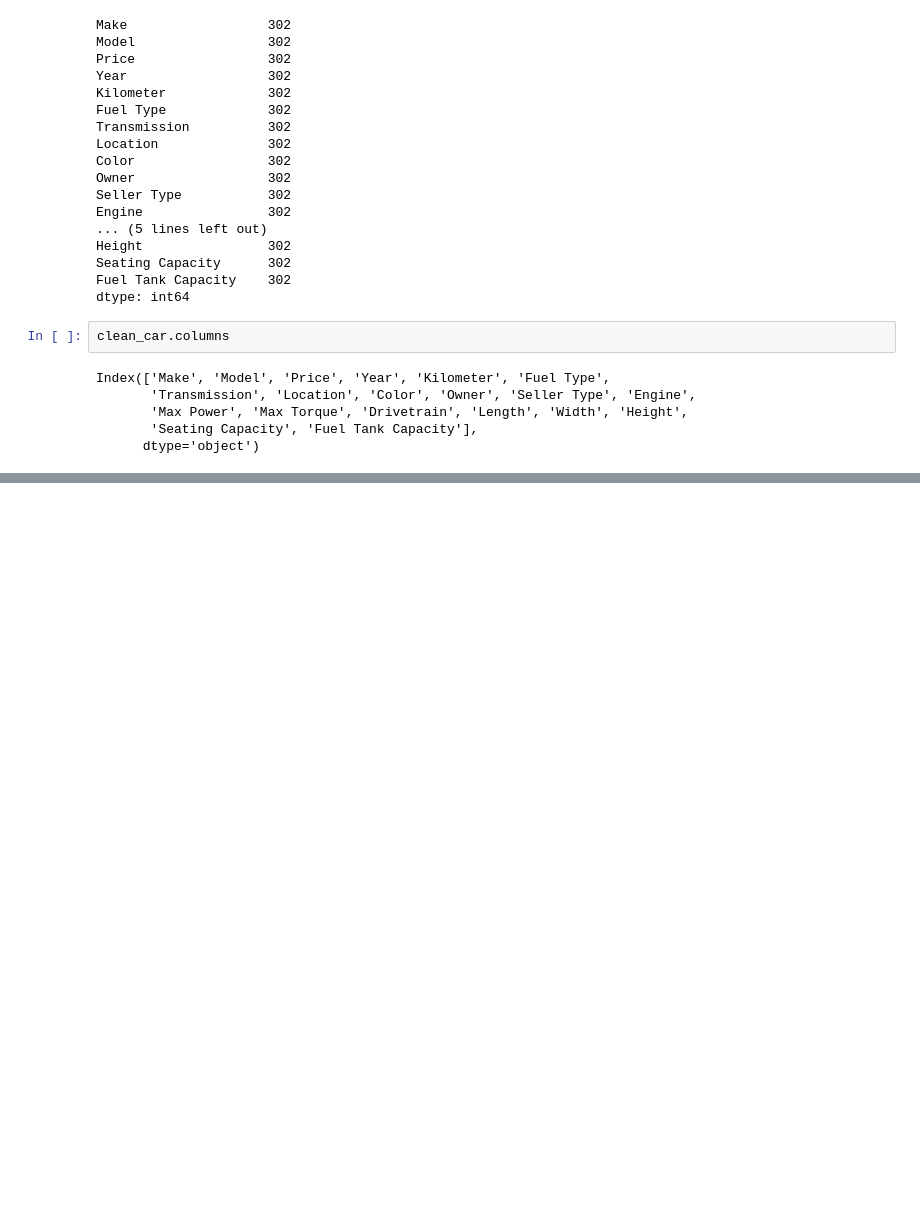
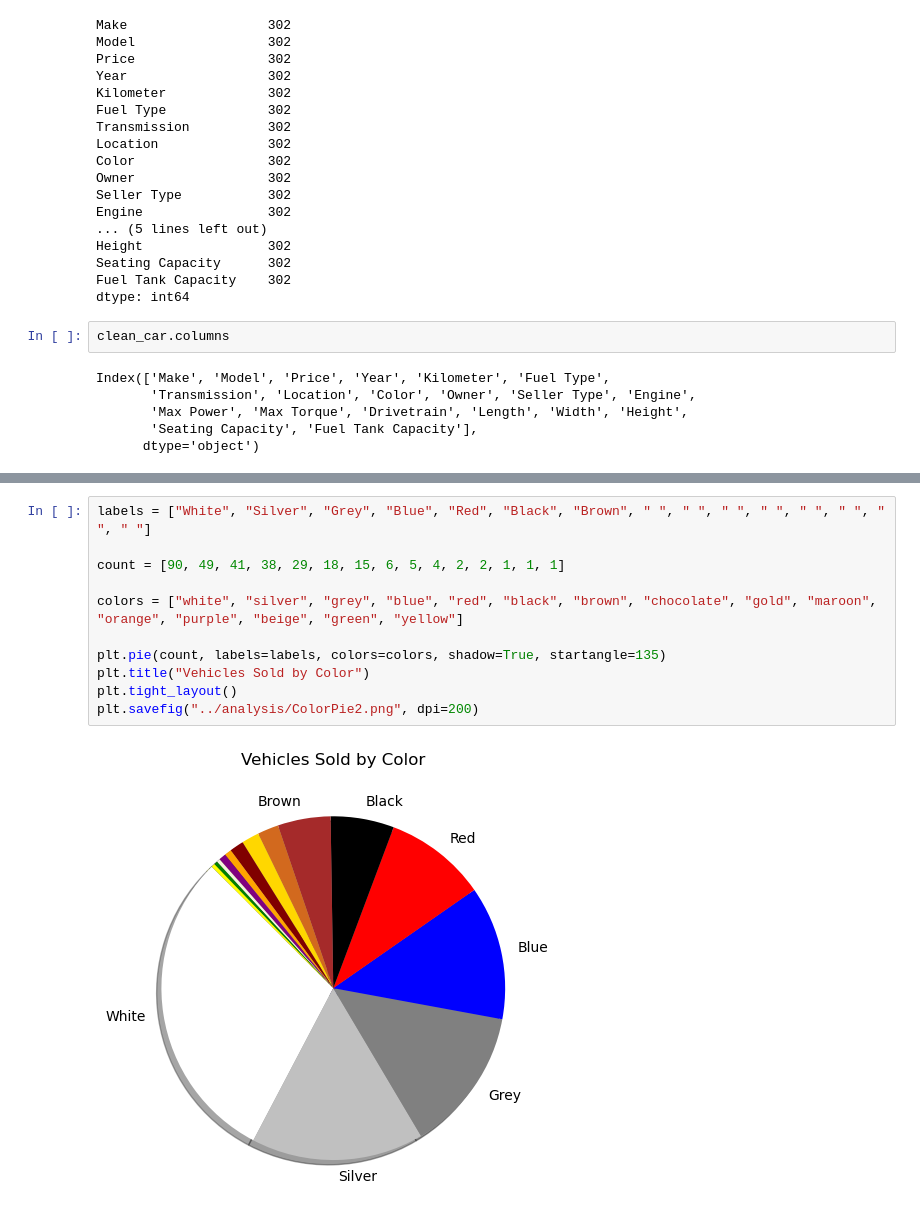
Before and after one commit to cassiegraf/project1, a Jupyter notebook: analysis/analysis.ipynb, the cells around one changed output, grey strips where cells are left out. Saved outputs shown, nothing was run; the diff lists cells and outputs as text; blank space fills up the shorter version.

```diff
--- a/analysis/analysis.ipynb
+++ b/analysis/analysis.ipynb
@@ -189 +148,14 @@ Name: Color, dtype: int64
+# %%
+labels = ["White", "Silver", "Grey", "Blue", "Red", "Black", "Brown", " ", " ", " ", " ", " ", " ", " ", " "]
+
+count = [90, 49, 41, 38, 29, 18, 15, 6, 5, 4, 2, 2, 1, 1, 1]
+
+colors = ["white", "silver", "grey", "blue", "red", "black", "brown", "chocolate", "gold", "maroon", "orange", "purple", "beige", "green", "yellow"]
+
+plt.pie(count, labels=labels, colors=colors, shadow=True, startangle=135)
+plt.title("Vehicles Sold by Color")
+plt.tight_layout()
+plt.savefig("../analysis/ColorPie2.png", dpi=200)
+# %% [output]
+[figure, added]
 # %%
```
Also changed, not shown: parts of 8 cells of this notebook, 2 other files.
